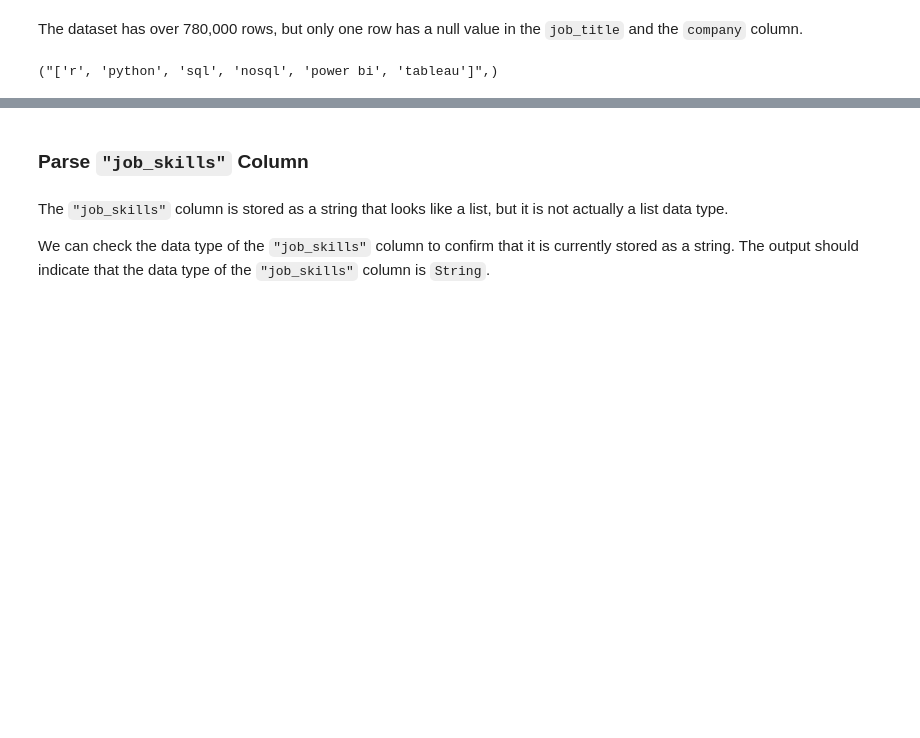
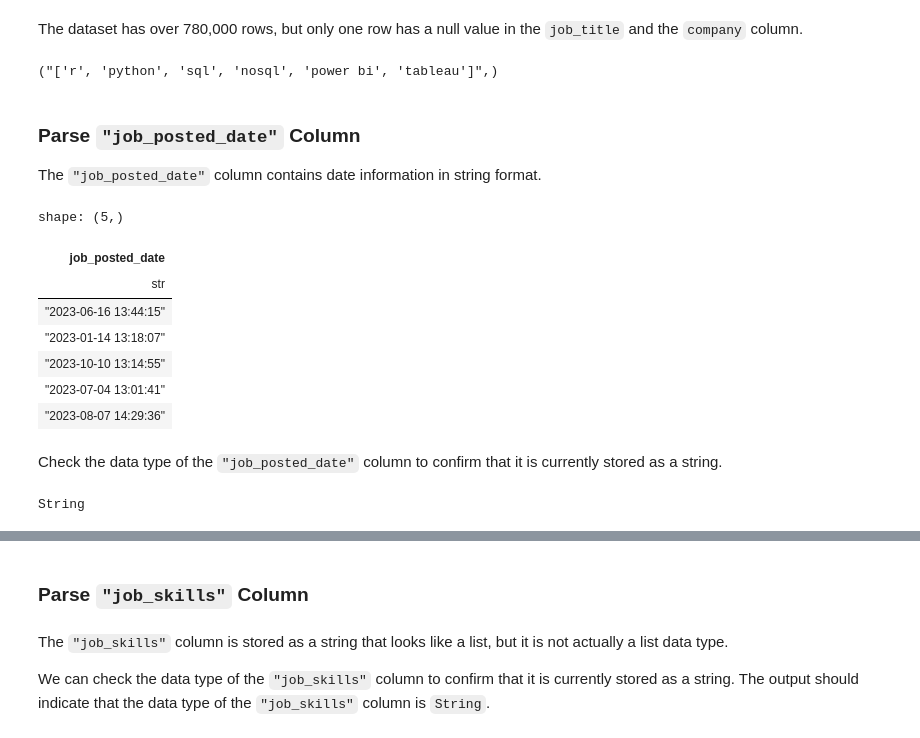
Before and after one commit to bdi593/textbook, a Jupyter notebook: content/data-job-postings/preprocessing.ipynb, the cells around one changed output, grey strips where cells are left out. Drawn from its saved outputs; the diff is of its cells as text; code cells hidden in the pictures; blank space fills up the shorter version.

Commit message:
Update data job postings preprocessing page

```diff
--- a/content/data-job-postings/preprocessing.ipynb
+++ b/content/data-job-postings/preprocessing.ipynb
@@ -171,3 +171,24 @@ The dataset has over 780,000 rows, but only one row has a null value in the `job
 df.filter(pl.col("job_skills").is_not_null()).select(pl.col("job_skills")).row(0)
 # %% [output]
 ("['r', 'python', 'sql', 'nosql', 'power bi', 'tableau']",)
+# %% [markdown]
+### Parse `"job_posted_date"` Column
+
+The `"job_posted_date"` column contains date information in string format.
+# %%
+df["job_posted_date"].head(5)
+# %% [output]
+shape: (5,)
+| job_posted_date |
+| str |
+| "2023-06-16 13:44:15" |
+| "2023-01-14 13:18:07" |
+| "2023-10-10 13:14:55" |
+| "2023-07-04 13:01:41" |
+| "2023-08-07 14:29:36" |
+# %% [markdown]
+Check the data type of the `"job_posted_date"` column to confirm that it is currently stored as a string.
+# %%
+df.schema["job_posted_date"]
+# %% [output]
+String
```
Also changed, not shown: parts of 12 cells of this notebook.
